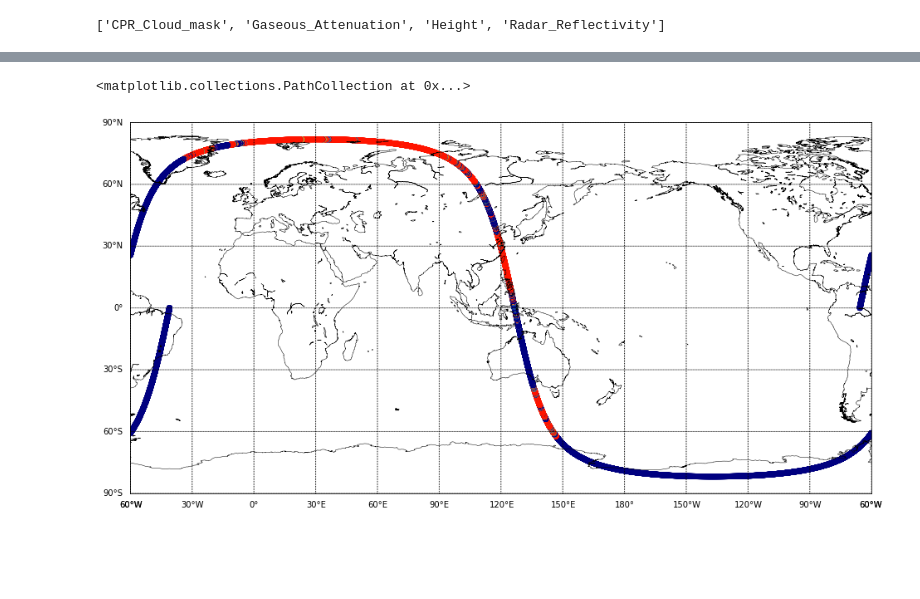
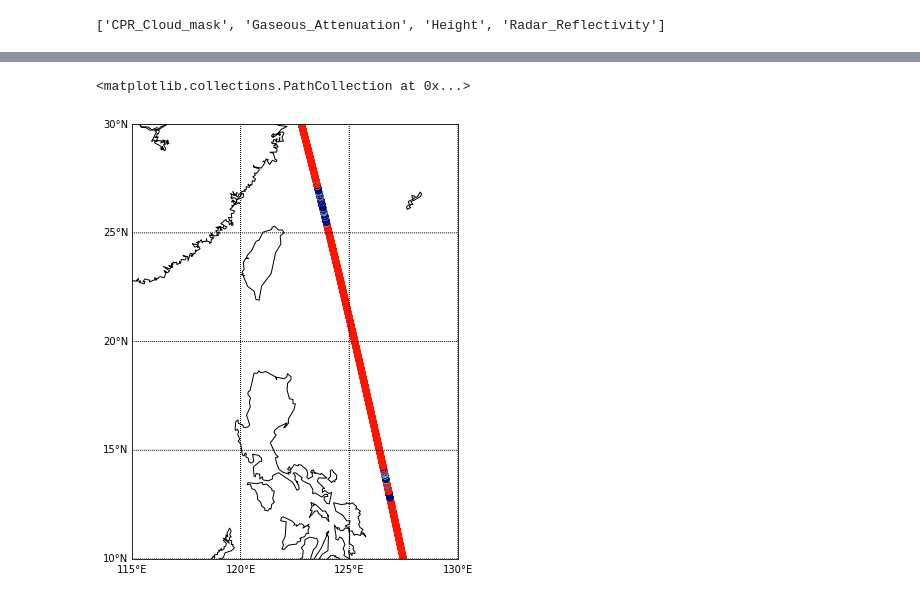
Before and after one commit to jerryjerry9/CloudSat_tutorial, a Jupyter notebook: cloudsat_class_demo.ipynb, the cells around one changed output, grey strips where cells are left out. Saved outputs shown, nothing was run; the diff lists cells and outputs as text; code cells hidden in the pictures; blank space fills up the shorter version.

```diff
--- a/cloudsat_class_demo.ipynb
+++ b/cloudsat_class_demo.ipynb
@@ -25,21 +26,24 @@ def HDFvars(File):
 # %%
-filename = '2009219043145_17429_CS_2B-GEOPROF_GRANULE_P_R04_E02.hdf'
+filename = '2016257041749_55209_CS_2B-GEOPROF_GRANULE_P_R04_E06.hdf'
+#讀取vdata
 reading_vdata = HDF(filename, HC.READ).vstart()
 vdata =reading_vdata.vdatainfo()
-pprint.pprint(vdata[1:10])
-members = [ 8 , 10, 11, 18 ,28 ,35] #資料的基本性質
+
+pprint.pprint(vdata[:])##把vdata存的變數名稱輸出
+members = [ 8 , 10, 11, 18 ,31 ,38] ##我們想提出的geolocation data
 nrecs = []
 names = []
 for ref in members:
  #       # Vdata tag
     vd = reading_vdata.attach(ref)
-    nrecs.append(vd.inquire()[0])  # number of records of the Vdata
-    names.append(vd.inquire()[-1]) # name of the Vdata
+    nrecs.append(vd.inquire()[0])  ## number of records of the Vdata
+    names.append(vd.inquire()[-1]) ## name of the Vdata
     vd.detach()
 
-print(names)
-#print(nrecs)
+print(names)##輸出的變數名稱
+print(nrecs)##變數矩陣的長度
 
+# Read geolocation dataset.
 #['UTC_start', 'Latitude', 'Longitude', 'Data_quality', 'MODIS_Cloud_Fraction','Navigation_land_sea_flag']
 idx = names.index('UTC_start')
 var = reading_vdata.attach(members[idx])
@@ -62,5 +66,5 @@ var = reading_vdata.attach(members[idx])
 data_quality = var.read(nrecs[idx])
 
 del reading_vdata
-gc.collect()
+print(gc.collect())
 # %% [output]
@@ -140,10 +221,12 @@ for i in range(0,shape1[0]):
 # %%
-fig = plt.figure(figsize=(16,12))
-m = Basemap(llcrnrlon=-60, urcrnrlon=300., llcrnrlat=-90., urcrnrlat=90.,resolution='l')
-m.drawcoastlines(linewidth=0.5)
-m.drawparallels(np.arange(-90., 120., 30.), labels=[1, 0, 0, 0])
-m.drawmeridians(np.arange(-180., 181., 30.), labels=[0, 0, 0, 1])
+# Track plot
+fig = plt.figure(figsize=(8,8))
+m = Basemap(llcrnrlon=115, urcrnrlon=130., llcrnrlat=10., urcrnrlat=30.,resolution='l')
+m.drawcoastlines(linewidth=1)
+m.drawparallels(np.arange(-90., 120., 5.), labels=[1, 0, 0, 0])
+m.drawmeridians(np.arange(-180., 181., 5.), labels=[0, 0, 0, 1])
 m.scatter(mo_longitude[:], latitude[:] , c=MODIS_cloud_fraction[:] ,cmap=plt.cm.get_cmap('jet',10), vmin=10, vmax=120)
+#plt.show()
 # %% [output]
 <matplotlib.collections.PathCollection at 0x...>
-[figure, old version]
+[figure, new version]
```
Also changed, not shown: parts of 15 cells of this notebook.
